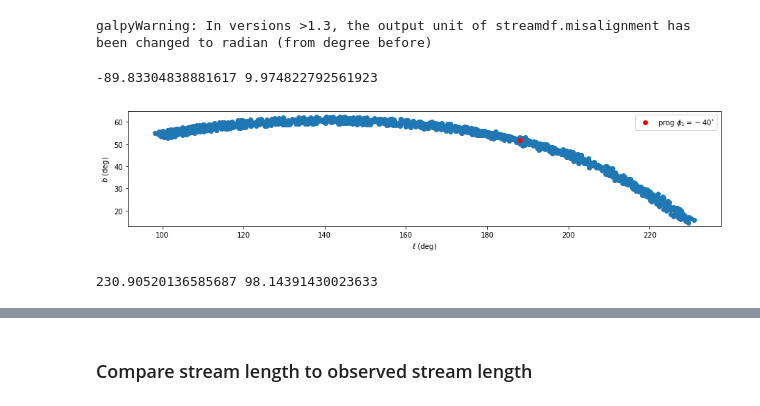
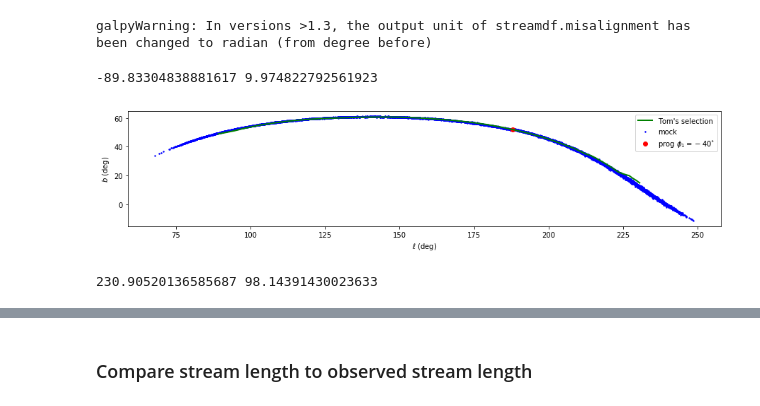
Before and after one commit to nbanik/Analyze_GD-1, a Jupyter notebook: new_GD1_model.ipynb, the cells around one changed output, grey strips where cells are left out. Saved outputs shown, nothing was run; the diff lists cells and outputs as text; code cells hidden in the pictures.

```diff
--- a/new_GD1_model.ipynb
+++ b/new_GD1_model.ipynb
@@ -124,10 +116,10 @@ aAIA.plot(*orb_galpy,type='araz',deperiod=True)
 # %%
 import gd1_util
 
-#from above b=0.4 looks good
-Tstream=3.4
+#from above b=0.45 looks good
+Tstream=4.2 #in Gyr
 b=0.45
-_sigv=0.32
+_sigv=0.3
 
 
 sdf_leading=gd1_util.setup_gd1model(age=Tstream,new_orb_lb=gd1_prog_lb,isob=b,sigv=_sigv)
@@ -137,24 +129,38 @@ galpyWarning: In versions >1.3, the output unit of streamdf.misalignment has bee
 # %%
 #plot the Price-Whelan and Bonaca's GD-1 stream selection in l-b coordinates
 
 GD1_obs=np.loadtxt('APW_AB_GD1_phi12.dat')
 gd1_lb=phi12_to_lb(GD1_obs[:,0],GD1_obs[:,1],degree=True)
 
 print (min(GD1_obs[:,0]),max(GD1_obs[:,0]))
 
+#sample points from the stream
+lb_sample_trailing= sdf_trailing.sample(n=5000,lb=True)
+lb_sample_leading= sdf_leading.sample(n=5000,lb=True)
+
+#use Tom's track, but limit to phi1 < 20 deg
+tom_dat=np.genfromtxt('fromDenis/GD1_stream_track_density_uncorr.dat',names=True)
+tom_p1=tom_dat['phi1mid'][tom_dat['phi1mid'] < 20.]
+tom_p2=tom_dat['phi2'][tom_dat['phi1mid'] < 20.]
+tom_gd1_lb=phi12_to_lb(tom_p1,tom_p2,degree=True)
+
 plt.figure(figsize=(15,3))
-plt.scatter(gd1_lb[:,0],gd1_lb[:,1])
+
+plt.scatter(lb_sample_trailing[0],lb_sample_trailing[1],s=2,c='b',label='mock')
+plt.scatter(lb_sample_leading[0],lb_sample_leading[1],s=2,c='b')
+#plt.scatter(gd1_lb[:,0],gd1_lb[:,1],label='APW-AB selection')
 plt.scatter(gd1_prog_lb[0],gd1_prog_lb[1],c='r',label=r'prog $\phi_{1} = -40^{\circ}$')
+plt.plot(tom_gd1_lb[:,0],tom_gd1_lb[:,1],c='g',lw=2,label='Tom\'s selection' )
 plt.xlabel(r'$\ell$ (deg)')
 plt.ylabel(r'$b$ (deg)')
-plt.ylim(13,65)
+#plt.ylim(13,65)
 plt.legend(loc='upper right')
 plt.show()
 
 print (max(gd1_lb[:,0]),min(gd1_lb[:,0]))
 # %% [output]
 -89.83304838881617 9.974822792561923
-[figure, old version]
+[figure, new version]
 230.90520136585687 98.14391430023633
 # %%
 #plot angle vs longitude
```
Also changed, not shown: parts of 15 cells of this notebook, 1 other file.
